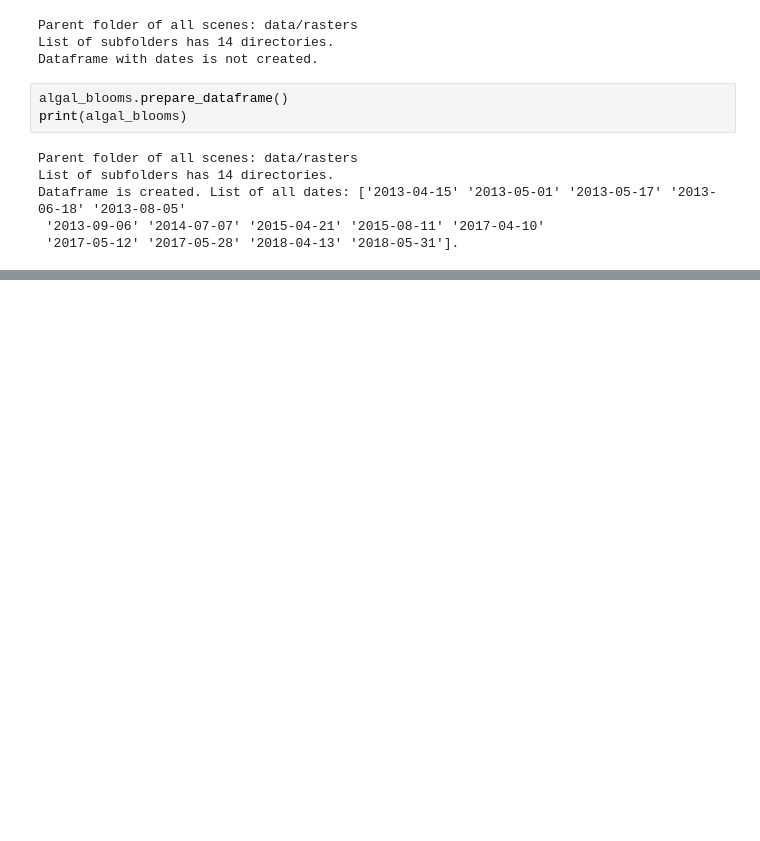
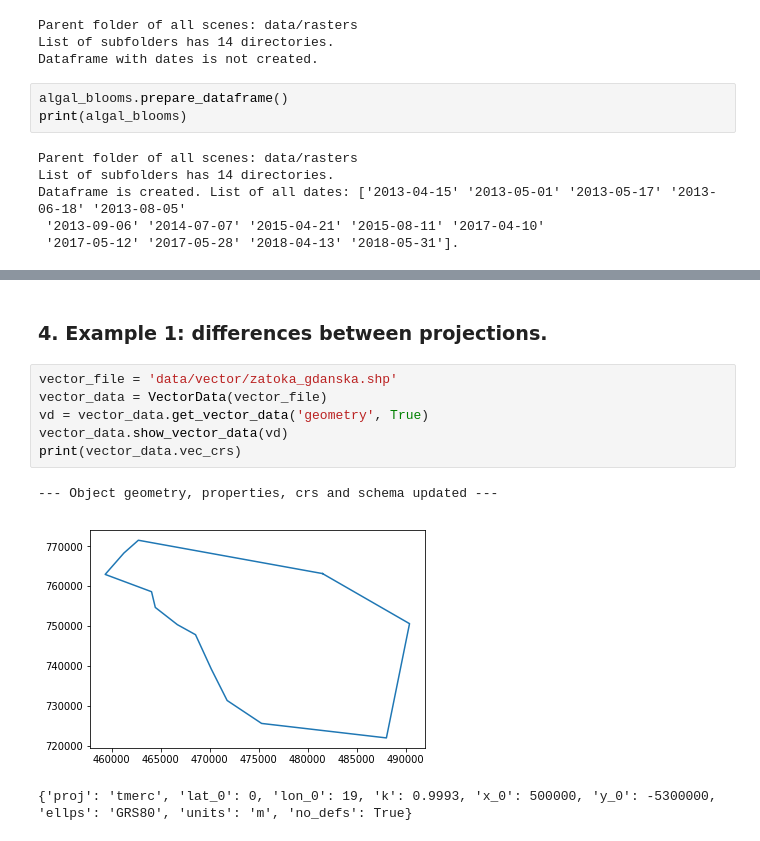
Before and after one commit to feleHaile/projections-clouds-and-Gdansk-Bay, a Jupyter notebook: algal_bloom_detection.ipynb, the cells around one changed output, grey strips where cells are left out. Saved outputs shown, nothing was run; the diff lists cells and outputs as text; blank space fills up the shorter version.

Commit message:
up to example 2

```diff
--- a/algal_bloom_detection.ipynb
+++ b/algal_bloom_detection.ipynb
@@ -145,0 +277,12 @@ Dataframe is created. List of all dates: ['2013-04-15' '2013-05-01' '2013-05-17'
+# %% [markdown]
+### 4. Example 1: differences between projections.
+# %%
+vector_file = 'data/vector/zatoka_gdanska.shp'
+vector_data = VectorData(vector_file)
+vd = vector_data.get_vector_data('geometry', True)
+vector_data.show_vector_data(vd)
+print(vector_data.vec_crs)
+# %% [output]
+--- Object geometry, properties, crs and schema updated ---
+[figure, added]
+{'proj': 'tmerc', 'lat_0': 0, 'lon_0': 19, 'k': 0.9993, 'x_0': 500000, 'y_0': -5300000, 'ellps': 'GRS80', 'units': 'm', 'no_defs': True}
```
Also changed, not shown: parts of 7 cells of this notebook.
